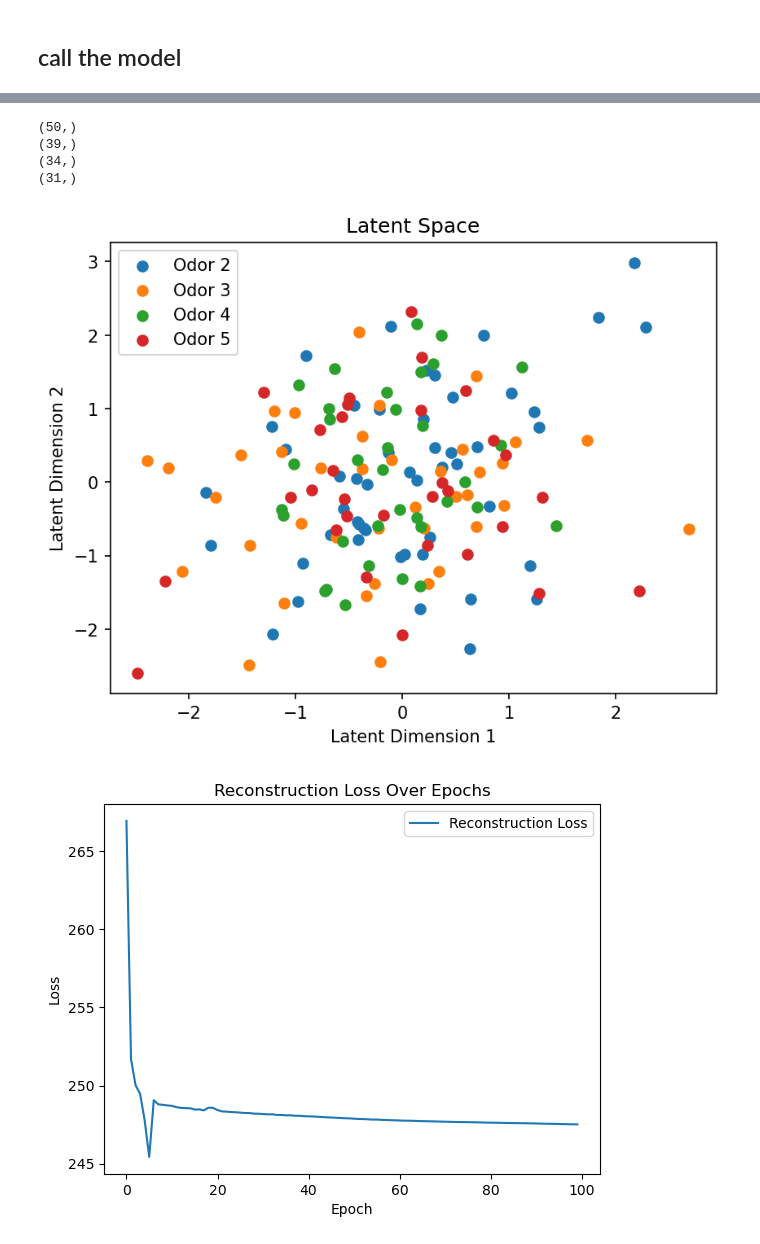
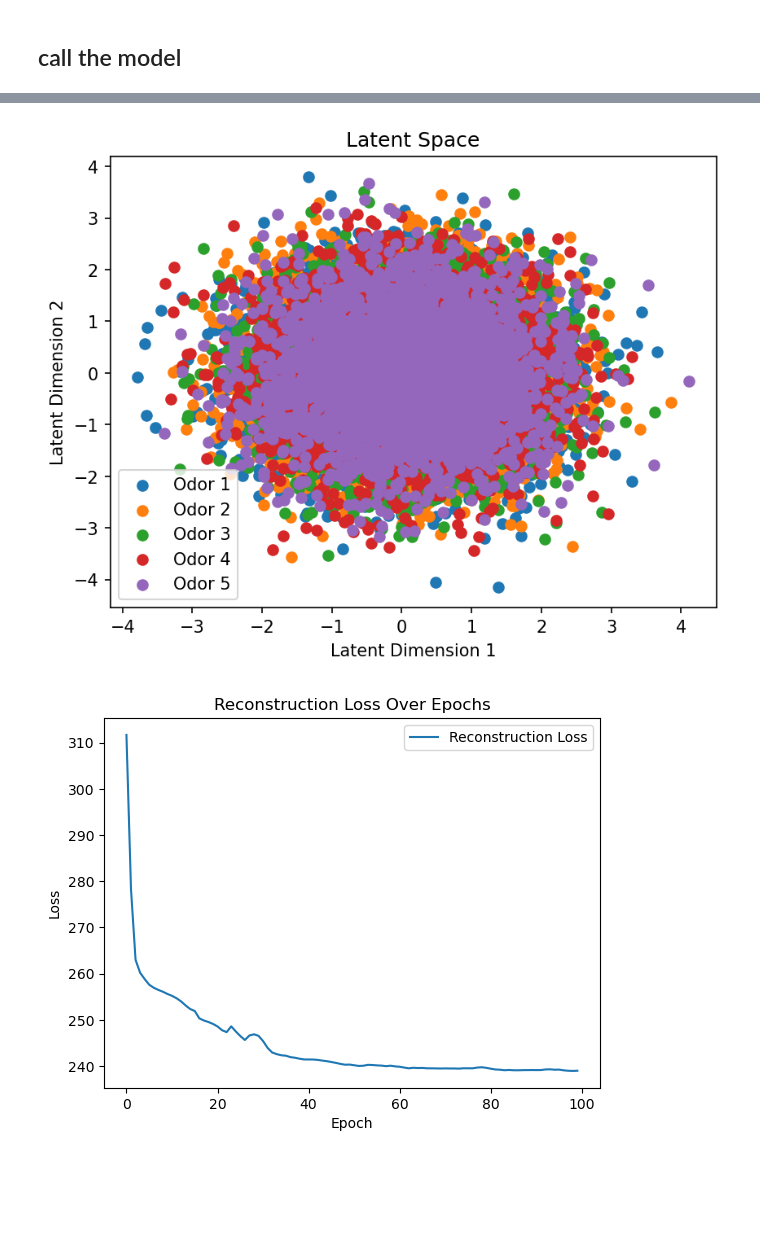
Before and after one commit to ZhishunYang/CS273E_final_proj_Z, a Jupyter notebook: LSTM_VAE.ipynb, the cells around one changed output, grey strips where cells are left out. Saved outputs shown, nothing was run; the diff lists cells and outputs as text; code cells hidden in the pictures; blank space fills up the shorter version.

Commit message:
update the batch size picking method

```diff
--- a/LSTM_VAE.ipynb
+++ b/LSTM_VAE.ipynb
@@ -273,26 +259,2 @@ def compute_loss_with_mask(recon_x, x, mu, logvar, lengths, beta=1):
 # %% [markdown]
 ## call the model
-# %%
-batch_size = len(spike_data_batches)
-input_dim = 46
-hidden_dim = 256
-latent_dim = 2
-num_layers = 4
-
-# Data
-spike_data_batches = [x.float() for x in spike_data_batches]
-reconstruction_losses = []
-spike_lengths = [len(x) for x in spike_data_batches]
-
-# Initialize the model and optimizer
-model = LSTMModel(input_dim=input_dim, hidden_dim=hidden_dim, latent_dim = latent_dim, num_layers=num_layers, hidden_size=hidden_dim)
-
-# Move model to device (GPU if available)
-device = torch.device("cuda" if torch.cuda.is_available() else "cpu")
-model = model.to(device)
-
-recon_batch, mu, logvar, z = model(spike_data_batches)
-#Latent_Space=TSNE(n_components=2, learning_rate='auto',init='random', perplexity=3).fit_transform(z.detach().numpy())
-Latent_Space = z.detach().numpy()
-# Concatenate all tensors in the list into a single tensor
-odor_data_final_np = torch.cat(odor_data_batches).numpy() if isinstance(odor_data_batches[0], torch.Tensor) else np.concatenate(odor_data_batches)
@@ -299,21 +327,20 @@ odor_data_final_np = torch.cat(odor_data_batches).numpy() if isinstance(odor_dat
 # %%
+# Combine latent vectors and labels
+latent_vectors = torch.cat(latent_vectors, dim=0).numpy()  # Shape: (total_samples, latent_dim)
+all_labels = torch.cat(all_labels).numpy()  # Shape: (total_samples,)
+
 # plot latent space
 plt.figure(dpi=150)
-unique_odors = np.unique(odor_data_final_np)  # Unique odor labels
-for i in unique_odors:
-    mask = odor_data_final_np == i  # Mask for points corresponding to odor i
-    print(Latent_Space[mask, 0].shape)
-    plt.scatter(Latent_Space[mask, 0], Latent_Space[mask, 1], label=f'Odor {int(i)}')
+
+for i in range(1,6):
+    mask = all_labels == i  # Mask for points corresponding to odor i
+    plt.scatter(latent_vectors[mask, 0], latent_vectors[mask, 1], label=f'Odor {int(i)}')
 
 # Add legend and labels
 plt.legend()
 plt.xlabel("Latent Dimension 1")
 plt.ylabel("Latent Dimension 2")
 plt.title("Latent Space")
 plt.show()
 # %% [output]
-(50,)
-(39,)
-(34,)
-(31,)
-[figure, old version]
+[figure, new version]
@@ -362,11 +347,11 @@ for epoch in range(num_epochs):
 # %%
 # Plot the losses
 plt.figure(dpi=100)
-plt.plot(reconstruction_losses, label="Reconstruction Loss")
+plt.plot(range(0,epochs,1),reconstruction_losses, label="Reconstruction Loss")
 plt.xlabel("Epoch")
 plt.ylabel("Loss")
 plt.title("Reconstruction Loss Over Epochs")
 plt.legend()
 plt.show()
 # %% [output]
-[figure, old version]
+[figure, new version]
```
Also changed, not shown: parts of 10 cells of this notebook.
